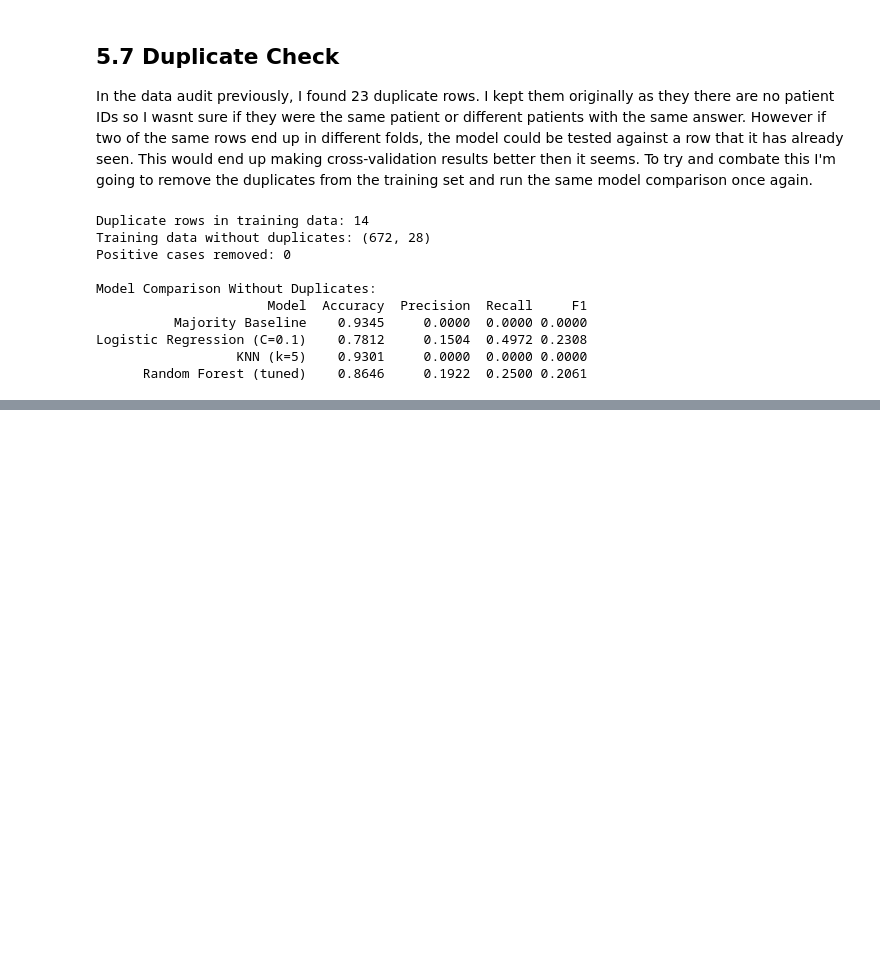
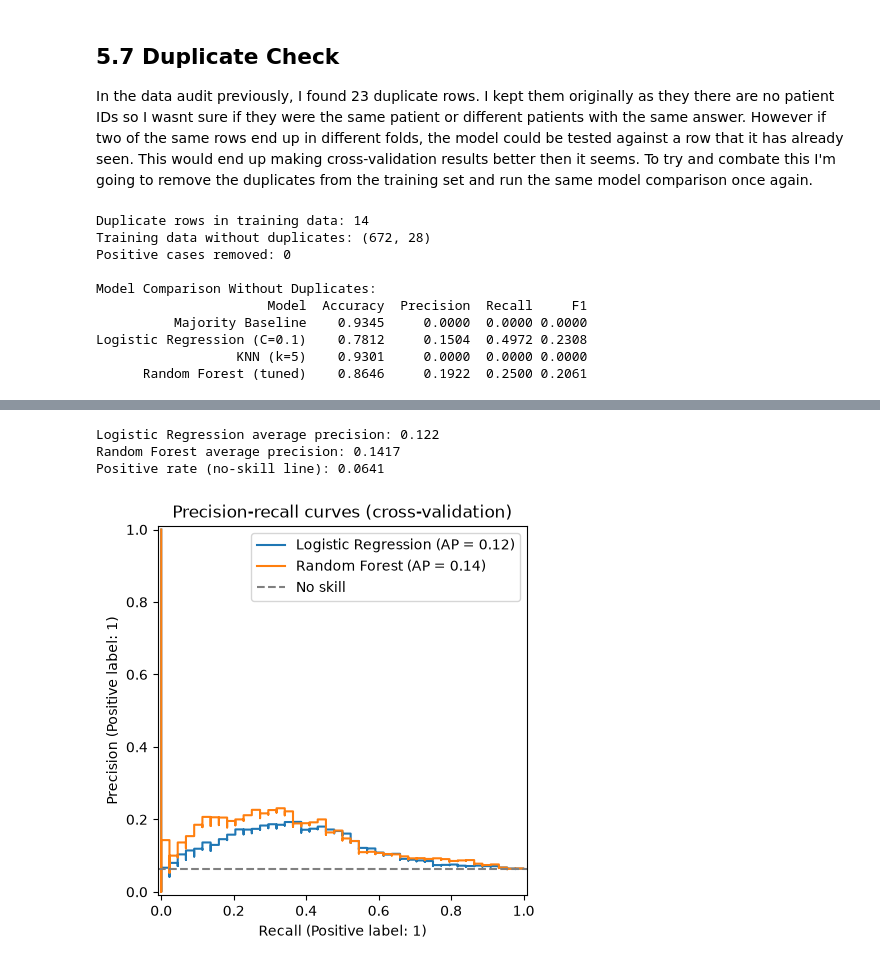
Before and after one commit to lf1313/CT4101-machine-learning, a Jupyter notebook: notebooks/final_portfolio.ipynb, the cells around one changed output, grey strips where cells are left out. Cells and saved outputs as stored; diff of their text form; code cells hidden in the pictures; blank space fills up the shorter version.

```diff
--- a/notebooks/final_portfolio.ipynb
+++ b/notebooks/final_portfolio.ipynb
@@ -697,0 +704,23 @@ There were 14 duplicate rows in the training data but none of them were positive
+# %%
+from sklearn.metrics import PrecisionRecallDisplay, average_precision_score
+
+# out of fold predicted probabilities on the training data
+lr_probs = cross_val_predict(lr_best_model, X_train, Y_train, cv=cv, method="predict_proba")[:, 1]
+rf_probs = cross_val_predict(rf_best_model, X_train, Y_train, cv=cv, method="predict_proba")[:, 1]
+
+print("Logistic Regression average precision:", round(average_precision_score(Y_train, lr_probs), 4))
+print("Random Forest average precision:", round(average_precision_score(Y_train, rf_probs), 4))
+print("Positive rate (no-skill line):", round(Y_train.mean(), 4))
+
+fig, ax = plt.subplots()
+PrecisionRecallDisplay.from_predictions(Y_train, lr_probs, name="Logistic Regression", ax=ax)
+PrecisionRecallDisplay.from_predictions(Y_train, rf_probs, name="Random Forest", ax=ax)
+ax.axhline(Y_train.mean(), linestyle="--", color="grey", label="No skill")
+ax.legend()
+plt.title("Precision-recall curves (cross-validation)")
+plt.show()
+# %% [output]
+Logistic Regression average precision: 0.122
+Random Forest average precision: 0.1417
+Positive rate (no-skill line): 0.0641
+[figure, added]
```
Also changed, not shown: parts of 8 cells of this notebook.
